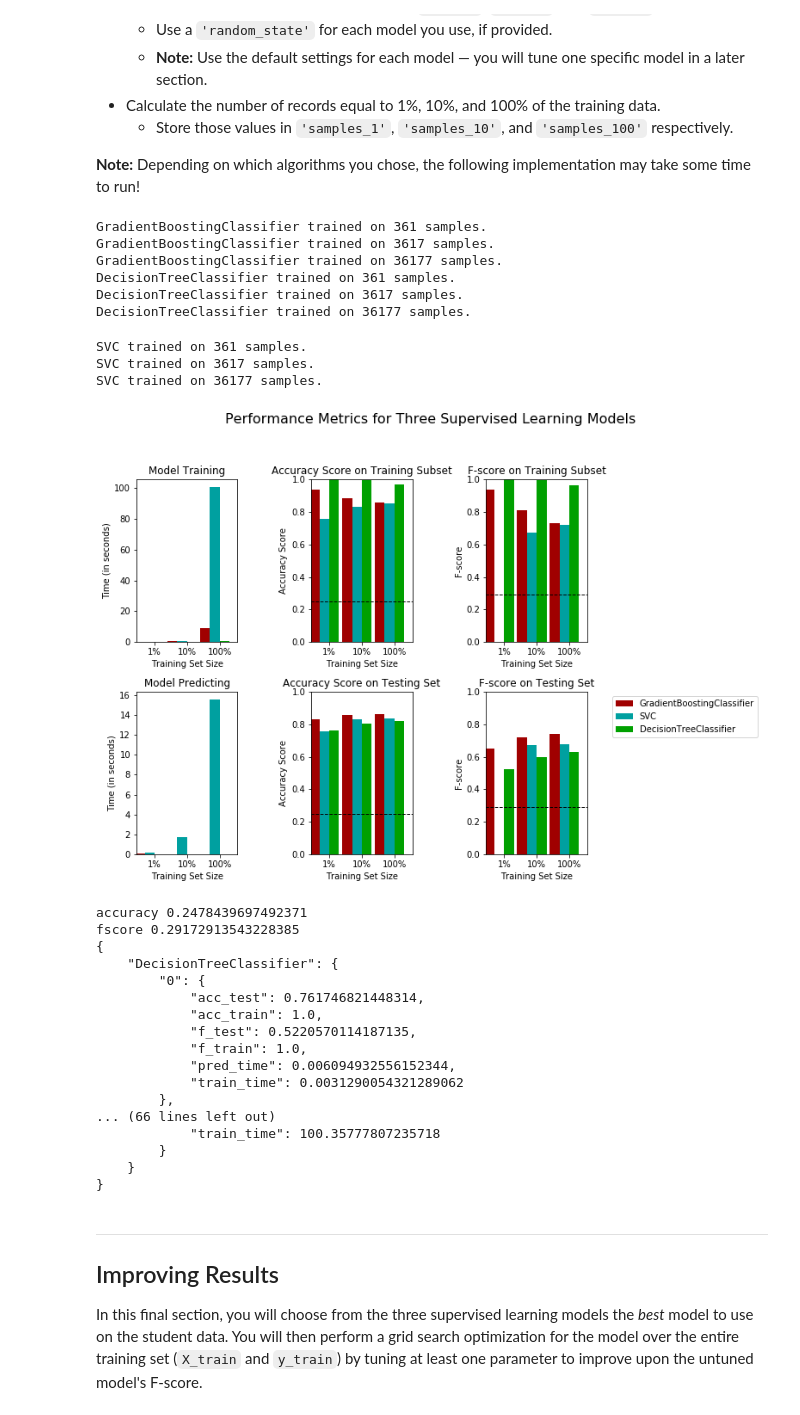
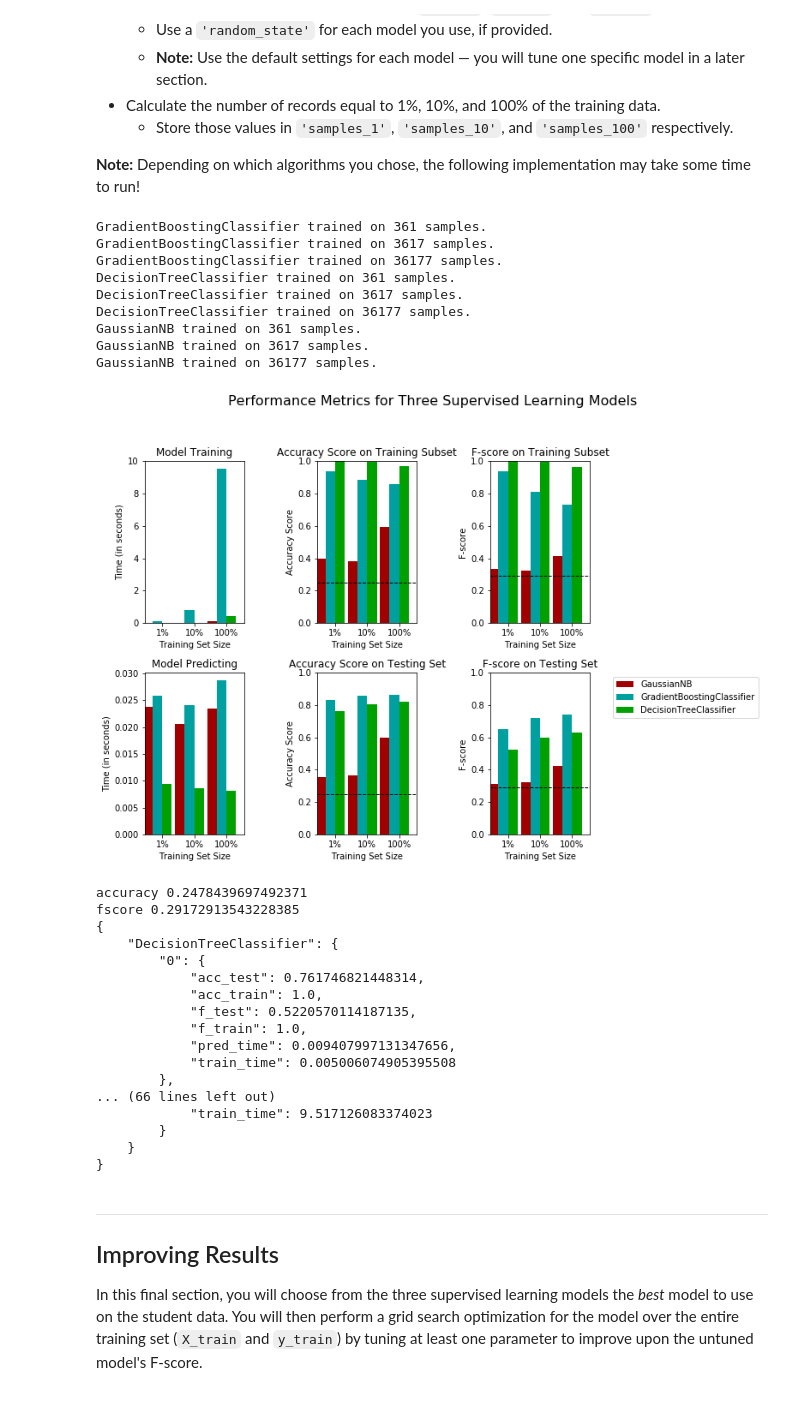
Before and after one commit to dphiggs01/Udacity-Machine-Learning-Projects, a Jupyter notebook: finding_donors/finding_donors.ipynb, the cells around one changed output. Drawn from its saved outputs; the diff is of its cells as text; code cells hidden in the pictures.

```diff
--- a/finding_donors/finding_donors.ipynb
+++ b/finding_donors/finding_donors.ipynb
@@ -806,39 +808,42 @@ from sklearn.linear_model import LogisticRegression
 # Initialize the three models
 clf_A = GradientBoostingClassifier(random_state = 7)
 clf_B = DecisionTreeClassifier(random_state = 7)
-clf_C = SVC(random_state = 7)
+
+#Changed from SVC to GaussianNB simply to speed up processing
+#clf_C = SVC(random_state = 7)
+clf_C = GaussianNB()
 
 
 # Calculate the number of samples for 1%, 10%, and 100% of the training data
 # HINT: samples_100 is the entire training set i.e. len(y_train)
 # HINT: samples_10 is 10% of samples_100 (ensure to set the count of the values to be `int` and not `float`)
 # HINT: samples_1 is 1% of samples_100 (ensure to set the count of the values to be `int` and not `float`)
 samples_100 = int(len(X_train))
 samples_10 = int(len(X_train) / 10)
 samples_1 = int(len(X_train) / 100)
 
 # Collect results on the learners
 results = {}
 for clf in [clf_A, clf_B, clf_C]:
     clf_name = clf.__class__.__name__
     results[clf_name] = {}
     for i, samples in enumerate([samples_1, samples_10, samples_100]):
         results[clf_name][i] = \
         train_predict(clf, samples, X_train, y_train, X_test, y_test)
 
 # Run metrics visualization for the three supervised learning models chosen
 vs.evaluate(results, accuracy, fscore)
 # %% [output]
 GradientBoostingClassifier trained on 361 samples.
 GradientBoostingClassifier trained on 3617 samples.
 GradientBoostingClassifier trained on 36177 samples.
 DecisionTreeClassifier trained on 361 samples.
 DecisionTreeClassifier trained on 3617 samples.
 DecisionTreeClassifier trained on 36177 samples.
+GaussianNB trained on 361 samples.
+GaussianNB trained on 3617 samples.
+GaussianNB trained on 36177 samples.
-SVC trained on 361 samples.
-SVC trained on 3617 samples.
-SVC trained on 36177 samples.
-[figure, old version]
+[figure, new version]
 # %%
 import json
 print("accuracy {}".format(accuracy))
@@ -854,11 +859,11 @@ fscore 0.29172913543228385
             "acc_train": 1.0,
             "f_test": 0.5220570114187135,
             "f_train": 1.0,
-            "pred_time": 0.006094932556152344,
-            "train_time": 0.0031290054321289062
+            "pred_time": 0.009407997131347656,
+            "train_time": 0.005006074905395508
         },
 ... (66 lines left out)
-            "train_time": 100.35777807235718
+            "train_time": 9.517126083374023
         }
     }
 }
```
Also changed, not shown: parts of 3 cells of this notebook, 4 other files.
